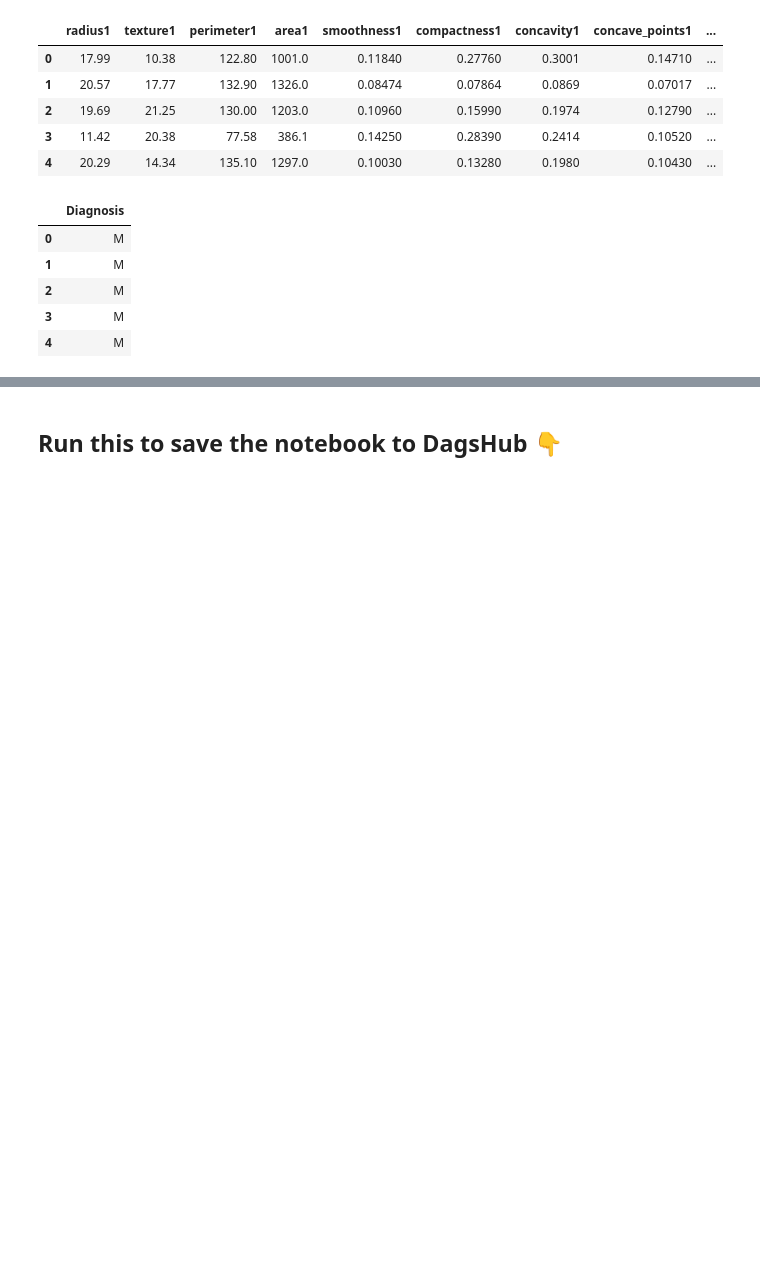
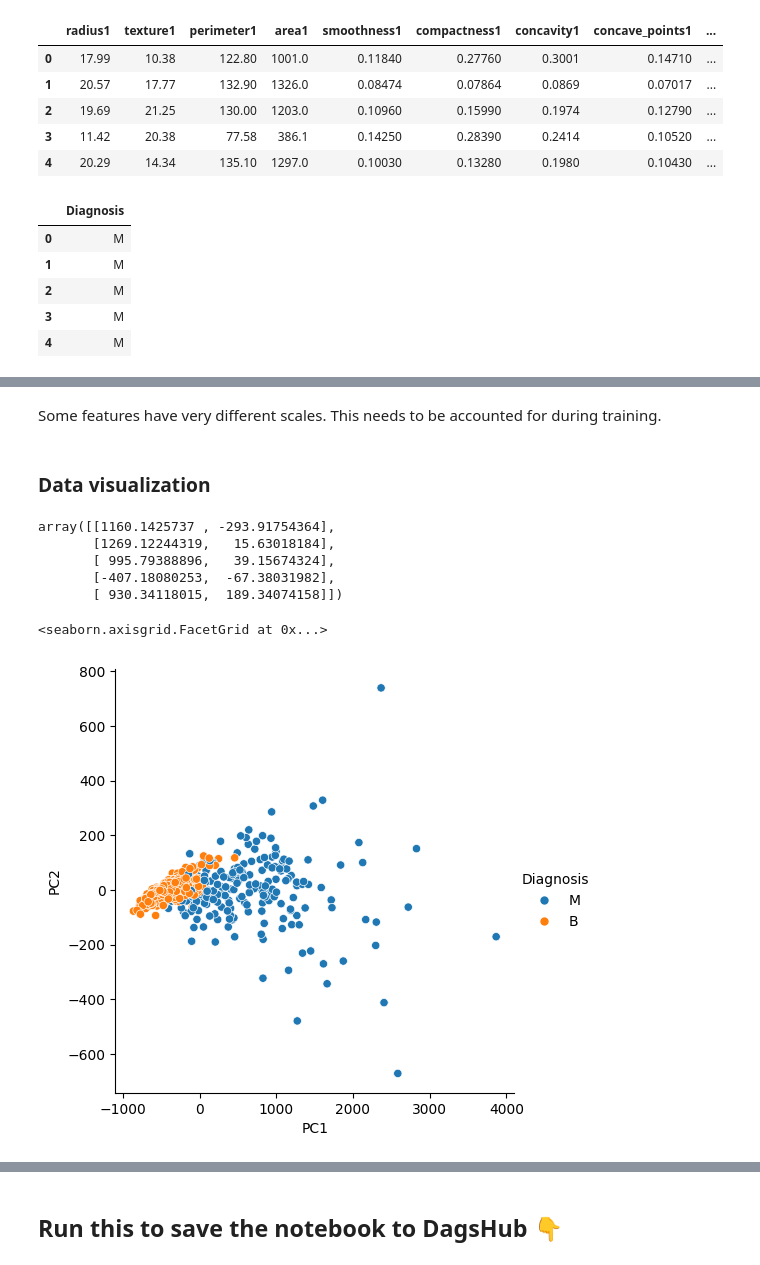
Before and after one commit to ericdasse28/breast-cancer-diagnostic, a Jupyter notebook: Breast cancer data exploration.ipynb, the cells around one changed output, grey strips where cells are left out. Drawn from its saved outputs; the diff is of its cells as text; code cells hidden in the pictures; blank space fills up the shorter version.

Commit message:
Uploaded notebook Breast cancer data exploration.ipynb

```diff
--- a/Breast cancer data exploration.ipynb
+++ b/Breast cancer data exploration.ipynb
@@ -48,0 +72,26 @@ y.head()
+# %% [markdown]
+Some features have very different scales. This needs to be accounted for during training.
+# %% [markdown]
+### Data visualization
+# %%
+# Dimensionality reduction
+from sklearn.decomposition import PCA
+
+pca = PCA(n_components=2)
+X_2d = pca.fit_transform(X)
+X_2d[:5]
+# %% [output]
+array([[1160.1425737 , -293.91754364],
+       [1269.12244319,   15.63018184],
+       [ 995.79388896,   39.15674324],
+       [-407.18080253,  -67.38031982],
+       [ 930.34118015,  189.34074158]])
+# %%
+import seaborn as sns
+import pandas as pd
+
+breast_cancer_2d = pd.concat([pd.DataFrame(X_2d, columns=["PC1", "PC2"]), y], axis=1)
+sns.relplot(breast_cancer_2d, x="PC1", y="PC2", hue="Diagnosis")
+# %% [output]
+<seaborn.axisgrid.FacetGrid at 0x...>
+[figure, added]
```
Also changed, not shown: parts of 5 cells of this notebook.
